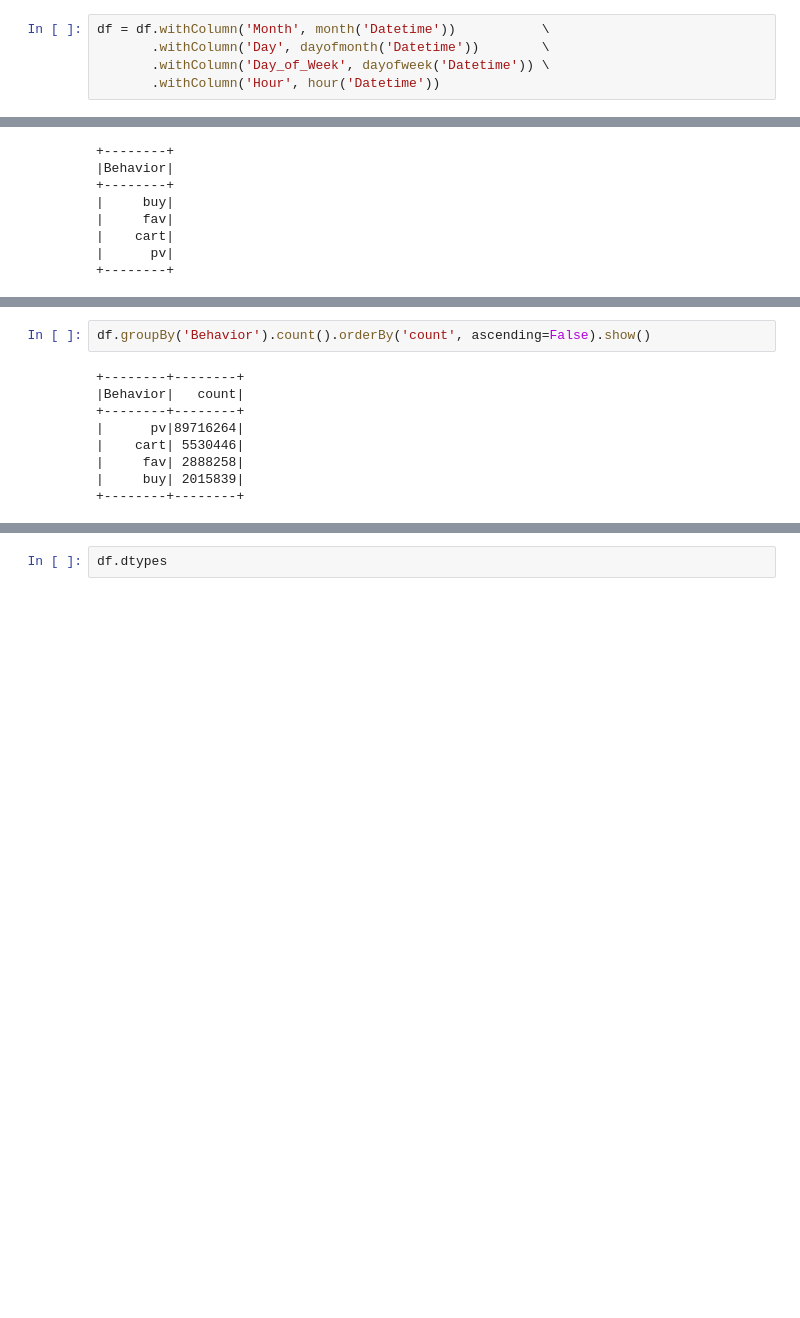
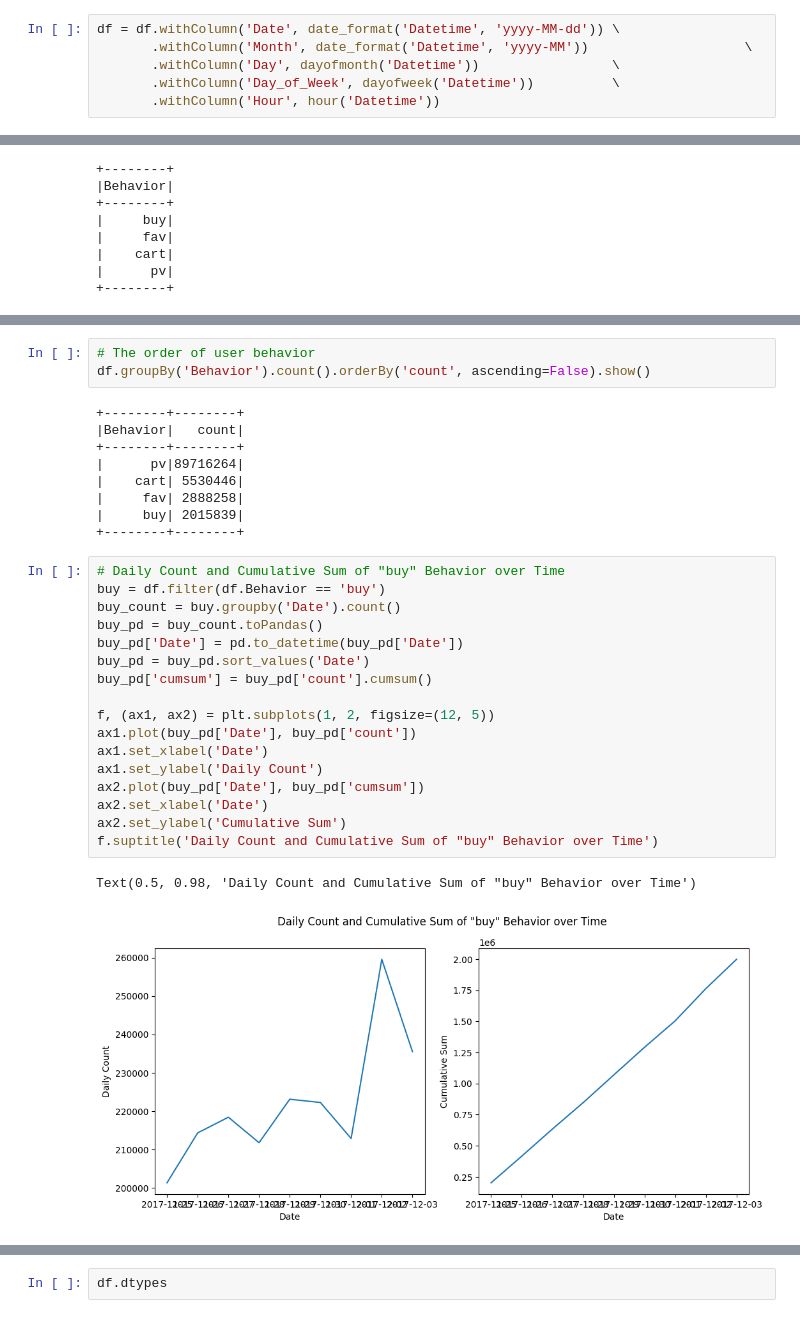
Before and after one commit to xinyuzhang99/User-Behavior-Analysis-from-Taobao, a Jupyter notebook: 1_Data_Preprocessing_and_EDA.ipynb, the cells around one changed output, grey strips where cells are left out. Cells and saved outputs as stored; diff of their text form; blank space fills up the shorter version.

Commit message:
Calculate daily count and cumulative sum of "buy" behavior over time

```diff
--- a/1_Data_Preprocessing_and_EDA.ipynb
+++ b/1_Data_Preprocessing_and_EDA.ipynb
@@ -155,8 +155,9 @@ df.show()
 +-------+----------+-----------+--------+----------+-------------------+
 only showing top 20 rows
 # %%
-df = df.withColumn('Month', month('Datetime'))           \
-       .withColumn('Day', dayofmonth('Datetime'))        \
-       .withColumn('Day_of_Week', dayofweek('Datetime')) \
+df = df.withColumn('Date', date_format('Datetime', 'yyyy-MM-dd')) \
+       .withColumn('Month', date_format('Datetime', 'yyyy-MM'))                    \
+       .withColumn('Day', dayofmonth('Datetime'))                 \
+       .withColumn('Day_of_Week', dayofweek('Datetime'))          \
        .withColumn('Hour', hour('Datetime'))
 # %%
@@ -197,6 +205,7 @@ df.groupBy('Category_ID').count().orderBy('count', ascending=False).show(5)
 +-----------+-------+
 only showing top 5 rows
 # %%
+# The order of user behavior
 df.groupBy('Behavior').count().orderBy('count', ascending=False).show()
 # %% [output]
 +--------+--------+
@@ -207,3 +216,23 @@ df.groupBy('Behavior').count().orderBy('count', ascending=False).show()
 |     fav| 2888258|
 |     buy| 2015839|
 +--------+--------+
+# %%
+# Daily Count and Cumulative Sum of "buy" Behavior over Time
+buy = df.filter(df.Behavior == 'buy')
+buy_count = buy.groupby('Date').count()
+buy_pd = buy_count.toPandas()
+buy_pd['Date'] = pd.to_datetime(buy_pd['Date'])
+buy_pd = buy_pd.sort_values('Date')
+buy_pd['cumsum'] = buy_pd['count'].cumsum()
+
+f, (ax1, ax2) = plt.subplots(1, 2, figsize=(12, 5))
+ax1.plot(buy_pd['Date'], buy_pd['count'])
+ax1.set_xlabel('Date')
+ax1.set_ylabel('Daily Count')
+ax2.plot(buy_pd['Date'], buy_pd['cumsum'])
+ax2.set_xlabel('Date')
+ax2.set_ylabel('Cumulative Sum')
+f.suptitle('Daily Count and Cumulative Sum of "buy" Behavior over Time')
+# %% [output]
+Text(0.5, 0.98, 'Daily Count and Cumulative Sum of "buy" Behavior over Time')
+[figure, added]
```
Also changed, not shown: parts of 12 cells of this notebook.
